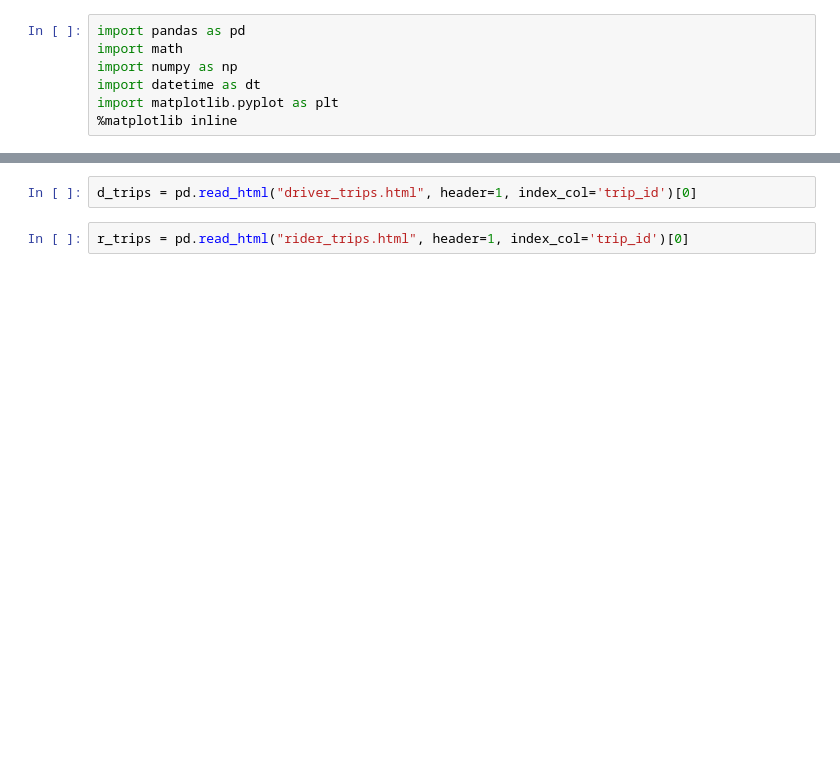
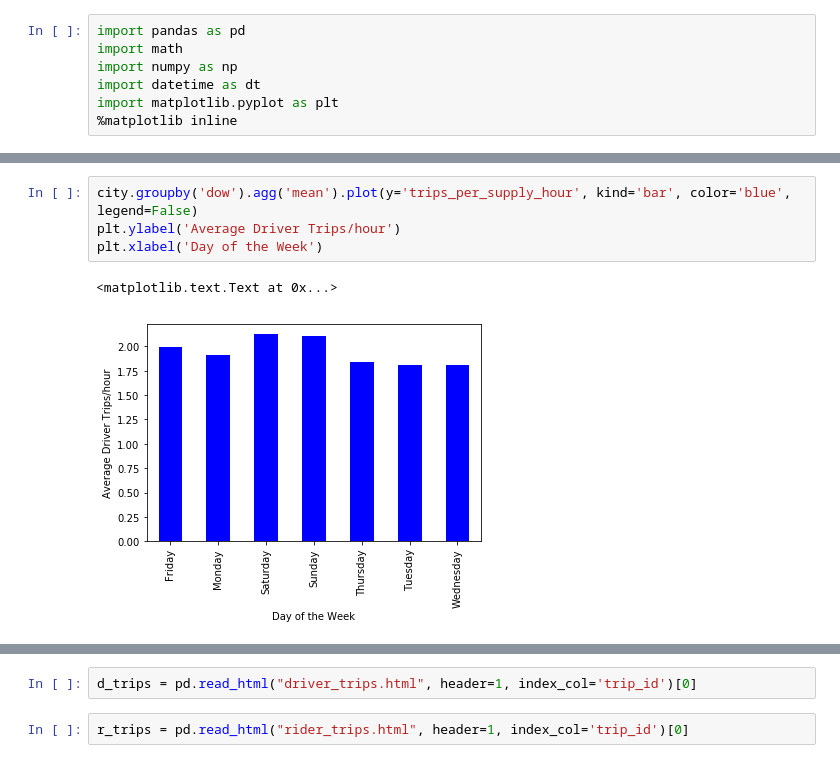
Before and after one commit to darthursteele/cityx, a Jupyter notebook: City X Marketplace Diagnostic Analysis.ipynb, the cells around one changed output, grey strips where cells are left out. Saved outputs shown, nothing was run; the diff lists cells and outputs as text; blank space fills up the shorter version.

```diff
--- a/City X Marketplace Diagnostic Analysis.ipynb
+++ b/City X Marketplace Diagnostic Analysis.ipynb
@@ -53,0 +99,7 @@ import matplotlib.pyplot as plt
+# %%
+city.groupby('dow').agg('mean').plot(y='trips_per_supply_hour', kind='bar', color='blue', legend=False)
+plt.ylabel('Average Driver Trips/hour')
+plt.xlabel('Day of the Week')
+# %% [output]
+<matplotlib.text.Text at 0x...>
+[figure, added]
```
Also changed, not shown: parts of 130 cells of this notebook, 1 other file.
